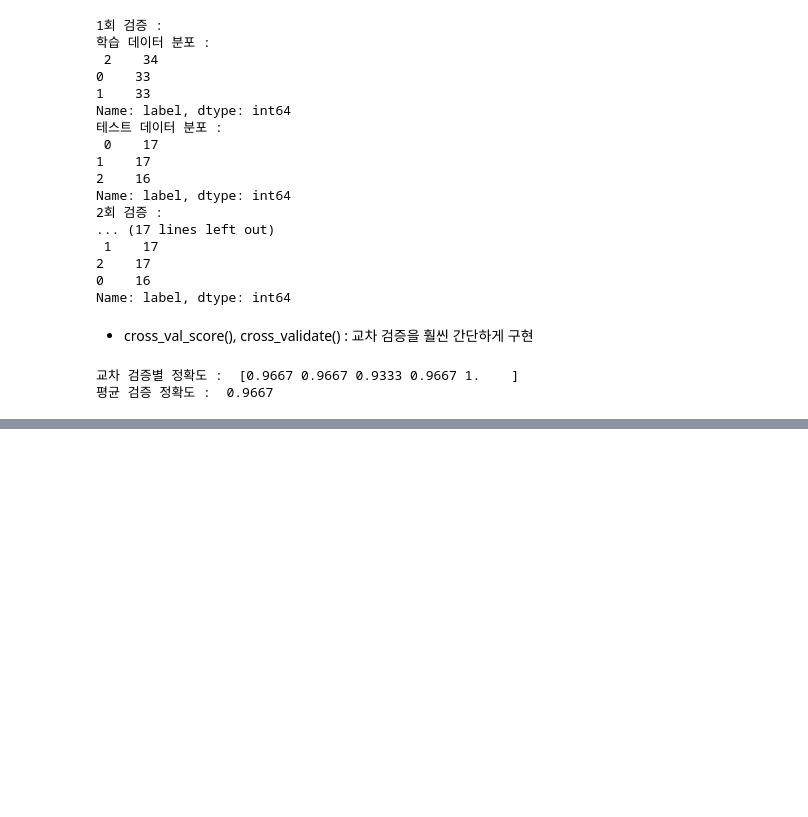
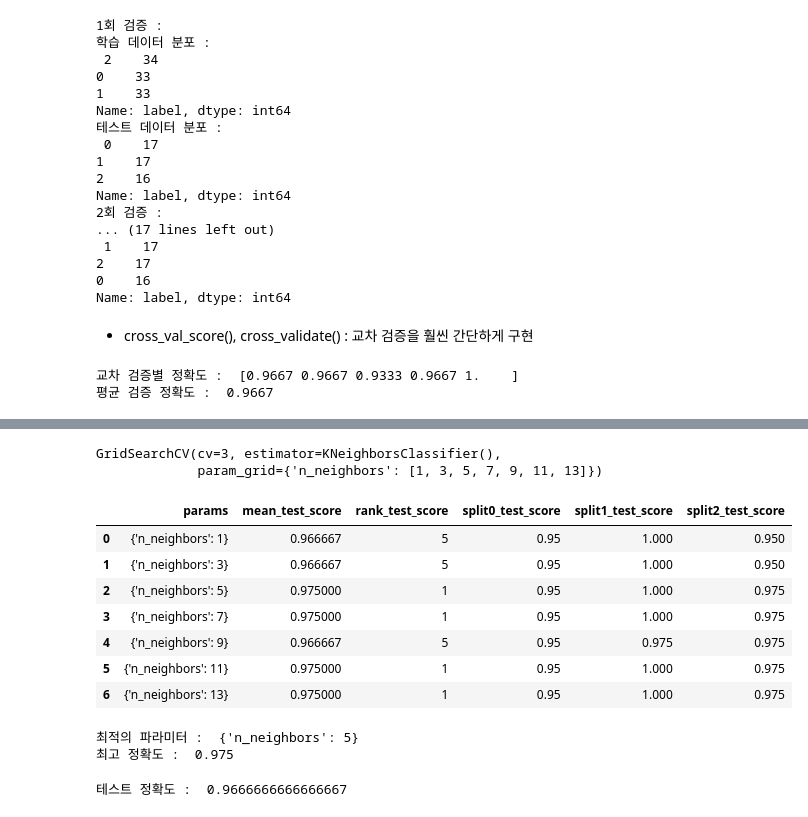
Before and after one commit to NikeLee/pythonwork, a Jupyter notebook: ai/1_샘플 소개, KNN.ipynb, the cells around one changed output, grey strips where cells are left out. Drawn from its saved outputs; the diff is of its cells as text; code cells hidden in the pictures; blank space fills up the shorter version.

```diff
--- a/ai/1_샘플 소개, KNN.ipynb
+++ b/ai/1_샘플 소개, KNN.ipynb
@@ -684,0 +694,41 @@ print("평균 검증 정확도 : ", np.round(np.mean(scores), 4))
+# %%
+from sklearn.datasets import load_iris
+iris = load_iris()
+
+X_train, X_test, y_train, y_test = train_test_split(iris.data, iris.target,
+                                                    random_state=121, test_size=.2)
+knn = KNeighborsClassifier()
+# %%
+params = {"n_neighbors":[n for n in range(1, 15) if n%2 != 0]}
+
+grid_knn = GridSearchCV(knn, param_grid=params, cv=3)
+grid_knn.fit(X_train, y_train)
+# %% [output]
+GridSearchCV(cv=3, estimator=KNeighborsClassifier(),
+             param_grid={'n_neighbors': [1, 3, 5, 7, 9, 11, 13]})
+# %%
+scores_df = pd.DataFrame(grid_knn.cv_results_)
+scores_df[["params", "mean_test_score", "rank_test_score", "split0_test_score",
+          "split1_test_score", "split2_test_score"]]
+# %% [output]
+|  | params | mean_test_score | rank_test_score | split0_test_score | split1_test_score | split2_test_score |
+| 0 | {'n_neighbors': 1} | 0.966667 | 5 | 0.95 | 1.000 | 0.950 |
+| 1 | {'n_neighbors': 3} | 0.966667 | 5 | 0.95 | 1.000 | 0.950 |
+| 2 | {'n_neighbors': 5} | 0.975000 | 1 | 0.95 | 1.000 | 0.975 |
+| 3 | {'n_neighbors': 7} | 0.975000 | 1 | 0.95 | 1.000 | 0.975 |
+| 4 | {'n_neighbors': 9} | 0.966667 | 5 | 0.95 | 0.975 | 0.975 |
+| 5 | {'n_neighbors': 11} | 0.975000 | 1 | 0.95 | 1.000 | 0.975 |
+| 6 | {'n_neighbors': 13} | 0.975000 | 1 | 0.95 | 1.000 | 0.975 |
+# %%
+print("최적의 파라미터 : ", grid_knn.best_params_)
+print("최고 정확도 : ", grid_knn.best_score_)
+# %% [output]
+최적의 파라미터 :  {'n_neighbors': 5}
+최고 정확도 :  0.975
+# %%
+from sklearn.metrics import accuracy_score
+
+pred = grid_knn.predict(X_test)
+print("테스트 정확도 : ", accuracy_score(y_test, pred))
+# %% [output]
+테스트 정확도 :  0.9666666666666667
```
Also changed, not shown: parts of 25 cells of this notebook.
